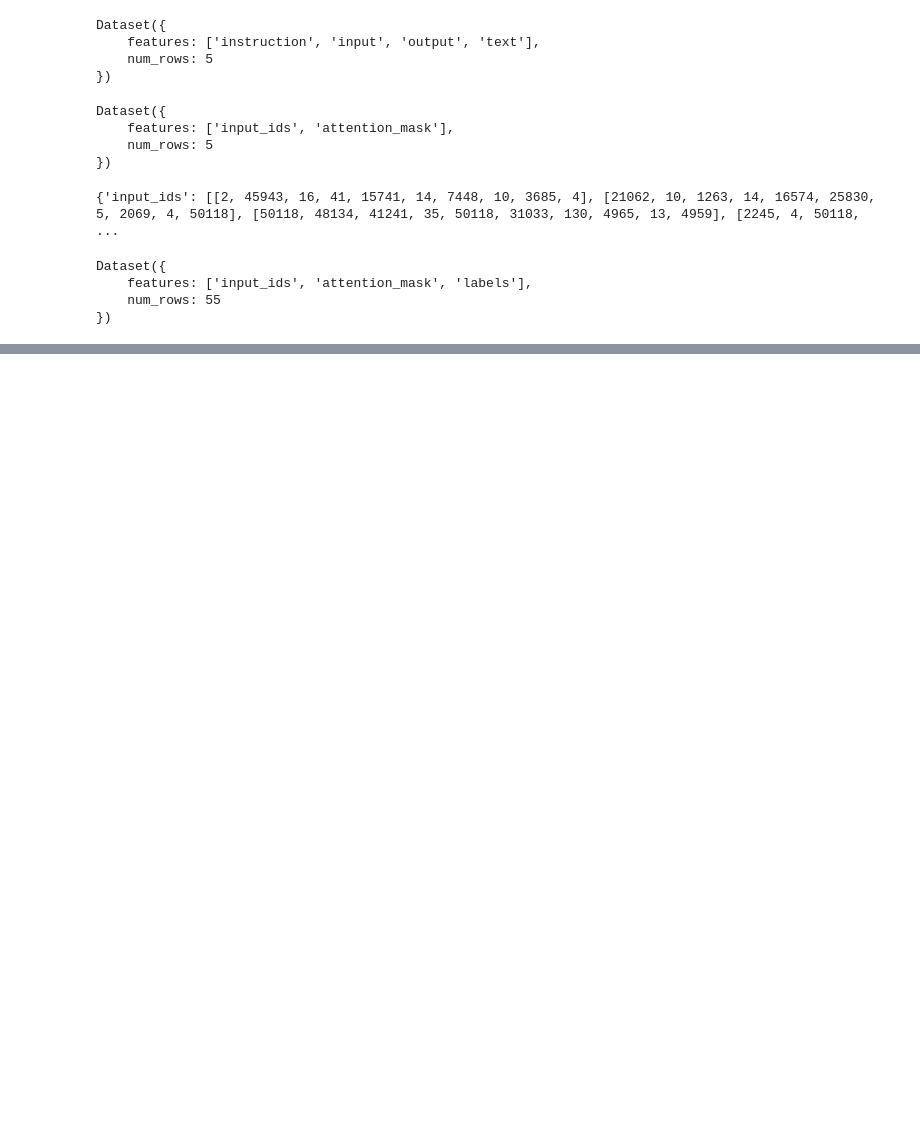
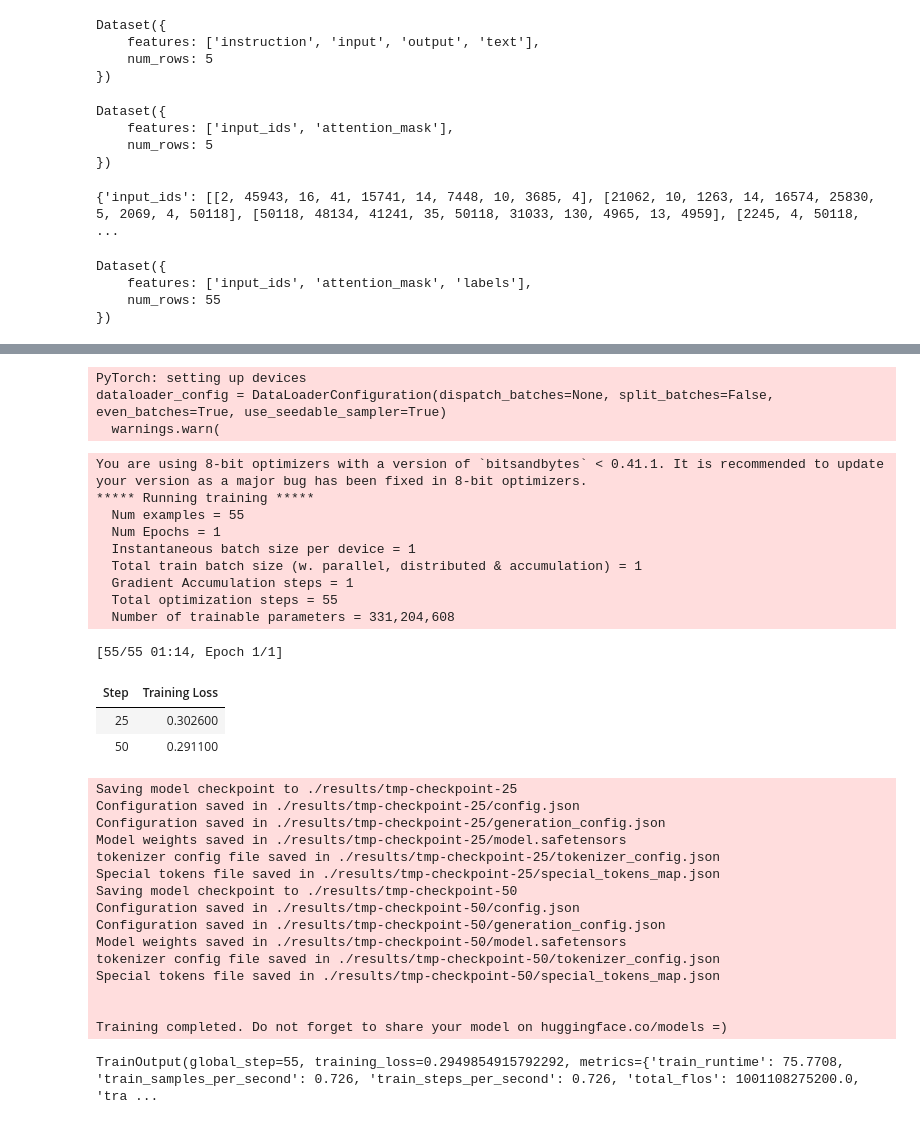
Before and after one commit to RohitMidha23/llms, a Jupyter notebook: train_bits.ipynb, the cells around one changed output, grey strips where cells are left out. Cells and saved outputs as stored; diff of their text form; code cells hidden in the pictures; blank space fills up the shorter version.

```diff
--- a/train_bits.ipynb
+++ b/train_bits.ipynb
@@ -196,6 +101,8 @@ torch.Size([1, 7, 512])
 lm_head = nn.Linear(512, 16, bias=False)
 
 logits = lm_head(sample_output[0])
+
+logits = nn.Sigmoid()(logits)
 # %%
 shift_logits = logits[..., :-1, :].contiguous()
 shift_labels = labels[..., 1:].contiguous()
@@ -346,3 +290,5 @@ class OPTForCausalLM(OPTPreTrainedModel):
                 tuple(past_state.index_select(0, beam_idx.to(past_state.device)) for past_state in layer_past),
             )
         return reordered_past
+# %%
+model = OPTForCausalLM.from_pretrained("facebook/opt-350m")
@@ -636,3 +571,0 @@ for param in model.base_model.parameters():
-# %%
-optimizer = torch.optim.Adam(model.parameters(), lr=1e-4)
-model.train()
@@ -658,0 +592,72 @@ optimizer = optim.Adam(model.parameters(), lr=0.001)
+# %%
+from transformers import Trainer, TrainingArguments
+training_params = TrainingArguments(
+    output_dir="./results",
+    num_train_epochs=1,
+    per_device_train_batch_size=1,
+    gradient_accumulation_steps=1,
+    optim="paged_adamw_32bit",
+    save_steps=25,
+    logging_steps=25,
+    learning_rate=2e-4,
+    weight_decay=0.001,
+    fp16=False,
+    bf16=False,
+    max_grad_norm=0.3,
+    max_steps=-1,
+    warmup_ratio=0.03,
+    group_by_length=False,
+    lr_scheduler_type="constant",
+    report_to="tensorboard",
+    push_to_hub=False,
+)
+
+trainer = Trainer(
+        model=model,
+        args=training_params,
+        train_dataset=sample_lm_datasets,
+        eval_dataset=None,
+        tokenizer=tokenizer,
+        # Data collator will default to DataCollatorWithPadding, so we change it.
+        data_collator=default_data_collator,
+        # compute_metrics=compute_metrics if training_args.do_eval and not is_torch_xla_available() else None,
+        # preprocess_logits_for_metrics=preprocess_logits_for_metrics
+        # if training_args.do_eval and not is_torch_xla_available()
+        # else None,
+    )
+# %% [output]
+PyTorch: setting up devices
+dataloader_config = DataLoaderConfiguration(dispatch_batches=None, split_batches=False, even_batches=True, use_seedable_sampler=True)
+  warnings.warn(
+# %%
+trainer.train()
+# %% [output]
+You are using 8-bit optimizers with a version of `bitsandbytes` < 0.41.1. It is recommended to update your version as a major bug has been fixed in 8-bit optimizers.
+***** Running training *****
+  Num examples = 55
+  Num Epochs = 1
+  Instantaneous batch size per device = 1
+  Total train batch size (w. parallel, distributed & accumulation) = 1
+  Gradient Accumulation steps = 1
+  Total optimization steps = 55
+  Number of trainable parameters = 331,204,608
+[55/55 01:14, Epoch 1/1]
+| Step | Training Loss |
+| 25 | 0.302600 |
+| 50 | 0.291100 |
+Saving model checkpoint to ./results/tmp-checkpoint-25
+Configuration saved in ./results/tmp-checkpoint-25/config.json
+Configuration saved in ./results/tmp-checkpoint-25/generation_config.json
+Model weights saved in ./results/tmp-checkpoint-25/model.safetensors
+tokenizer config file saved in ./results/tmp-checkpoint-25/tokenizer_config.json
+Special tokens file saved in ./results/tmp-checkpoint-25/special_tokens_map.json
+Saving model checkpoint to ./results/tmp-checkpoint-50
+Configuration saved in ./results/tmp-checkpoint-50/config.json
+Configuration saved in ./results/tmp-checkpoint-50/generation_config.json
+Model weights saved in ./results/tmp-checkpoint-50/model.safetensors
+tokenizer config file saved in ./results/tmp-checkpoint-50/tokenizer_config.json
+Special tokens file saved in ./results/tmp-checkpoint-50/special_tokens_map.json
+
+
+Training completed. Do not forget to share your model on huggingface.co/models =)
+TrainOutput(global_step=55, training_loss=0.2949854915792292, metrics={'train_runtime': 75.7708, 'train_samples_per_second': 0.726, 'train_steps_per_second': 0.726, 'total_flos': 1001108275200.0, 'tra ...
```
Also changed, not shown: parts of 37 cells of this notebook, 1 other file.
